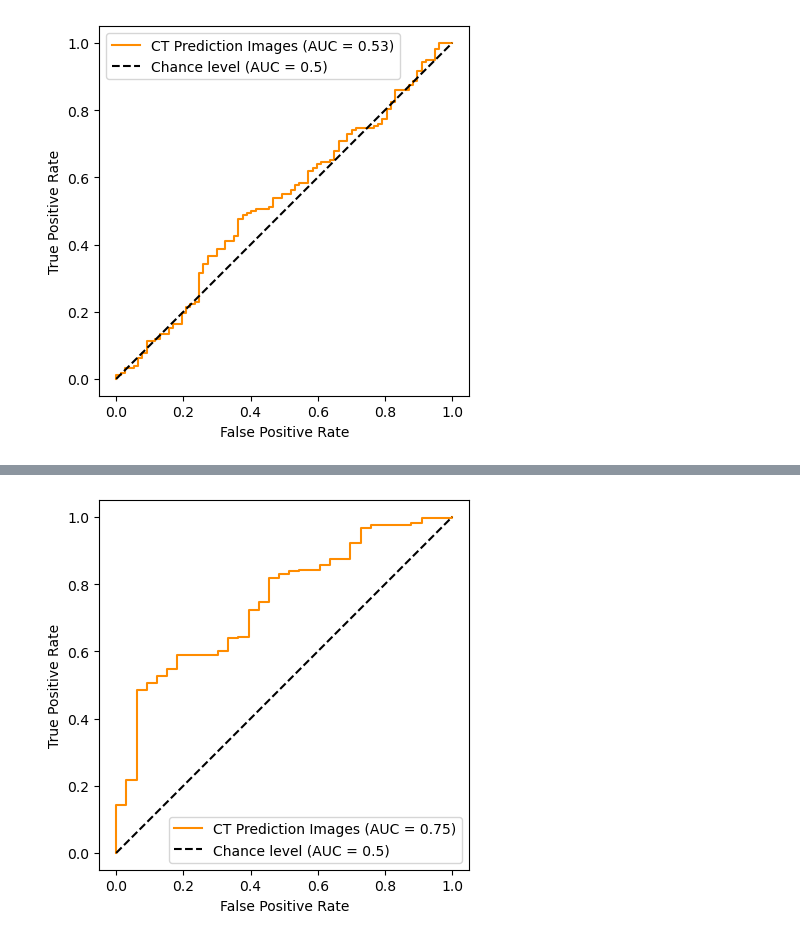
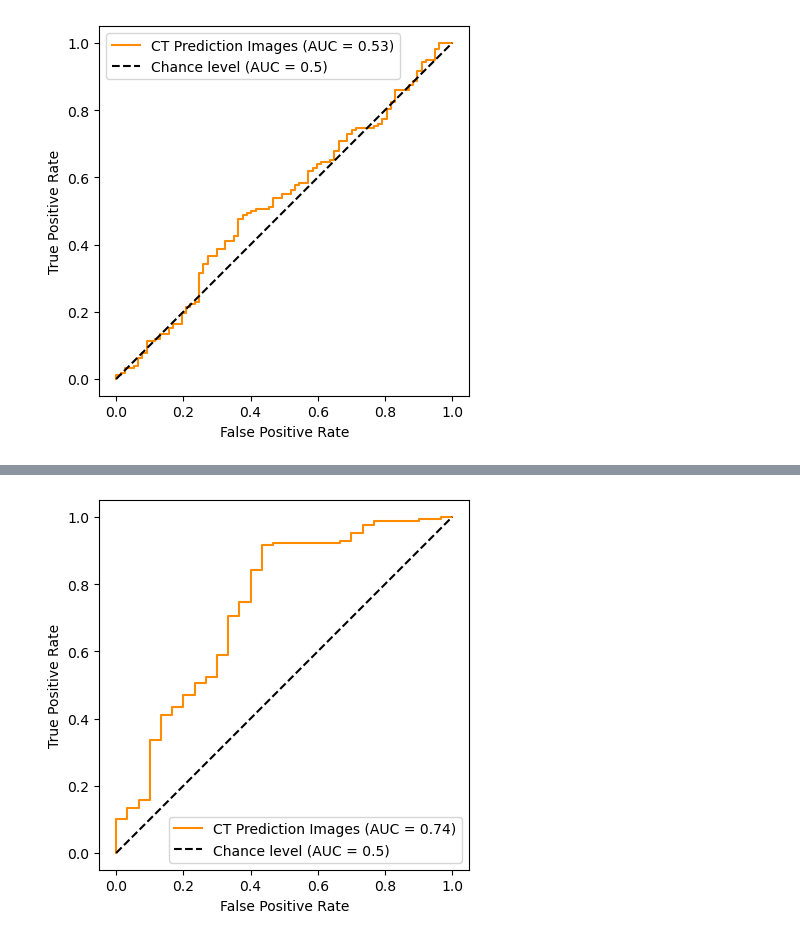
Before and after one commit to p-smirnov/HistopathologyMIL, a Jupyter notebook: EvaluateCVfolds_RetCLL_TCGA-BalancedFolds.ipynb, the cells around one changed output, grey strips where cells are left out. Cells and saved outputs as stored; diff of their text form; code cells hidden in the pictures.

```diff
--- a/EvaluateCVfolds_RetCLL_TCGA-BalancedFolds.ipynb
+++ b/EvaluateCVfolds_RetCLL_TCGA-BalancedFolds.ipynb
@@ -948,6 +948,10 @@ test_mean = np.concatenate(test_mean)
 train_combined = np.concatenate(train_combined)
 valid_combined = np.concatenate(valid_combined)
 test_combined = np.concatenate(test_combined)
+# %%
+valid_labels = np.concatenate(valid_labels)
+valid_preds = np.concatenate(valid_preds)
+valid_probs = np.concatenate(valid_probs)
 # %%
 test_labels = np.concatenate(test_labels)
 test_preds = np.concatenate(test_preds)
@@ -1059,21 +1094,21 @@ plt.show()
 # %%
-sarc_indices = test_family=="SARC"
+sarc_indices = valid_family=="SARC"
 
 
 fig, ax = plt.subplots()
 RocCurveDisplay.from_predictions(
-    test_labels[sarc_indices],
-    test_probs[sarc_indices],
+    valid_labels[sarc_indices],
+    valid_probs[sarc_indices],
     name="CT Prediction Images",
     color="darkorange",
     plot_chance_level=True,
     ax=ax
 )
 plt.axis("square")
 plt.xlabel("False Positive Rate")
 plt.ylabel("True Positive Rate")
 plt.title("")
 plt.legend()
 plt.show()
 # %% [output]
-[figure, old version]
+[figure, new version]
```
Also changed, not shown: parts of 6 cells of this notebook, 14 other files.
